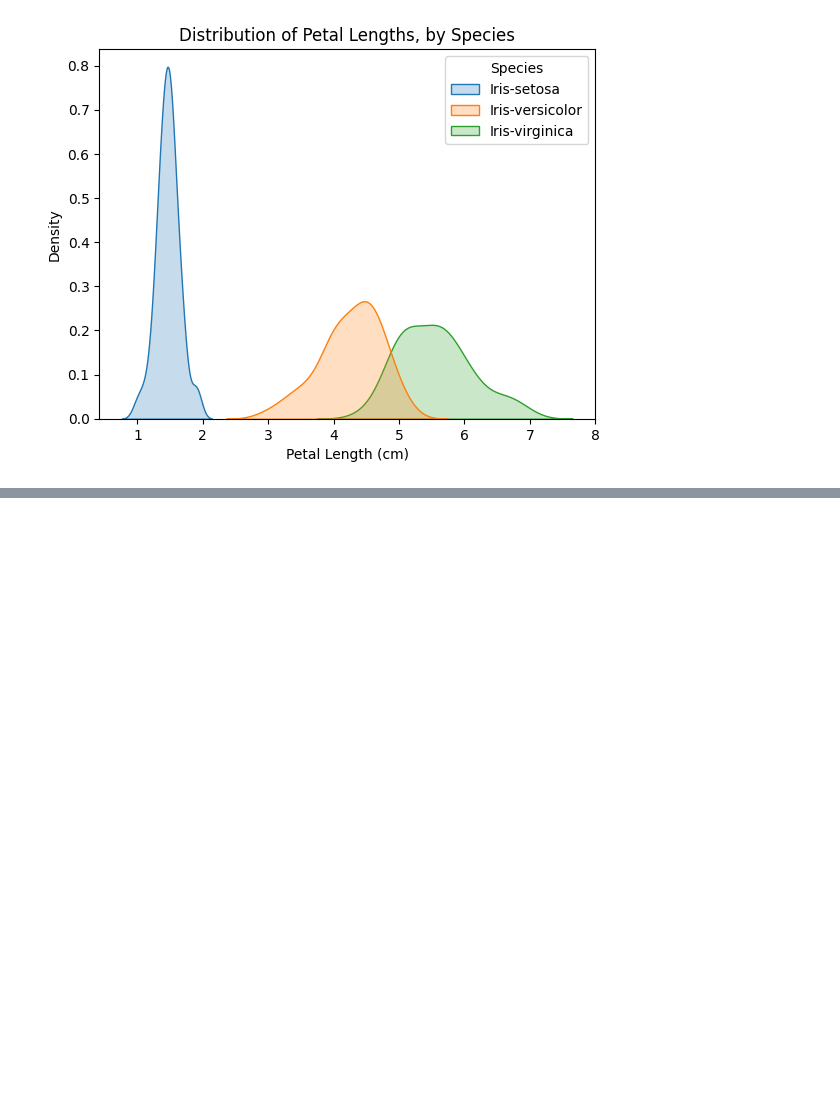
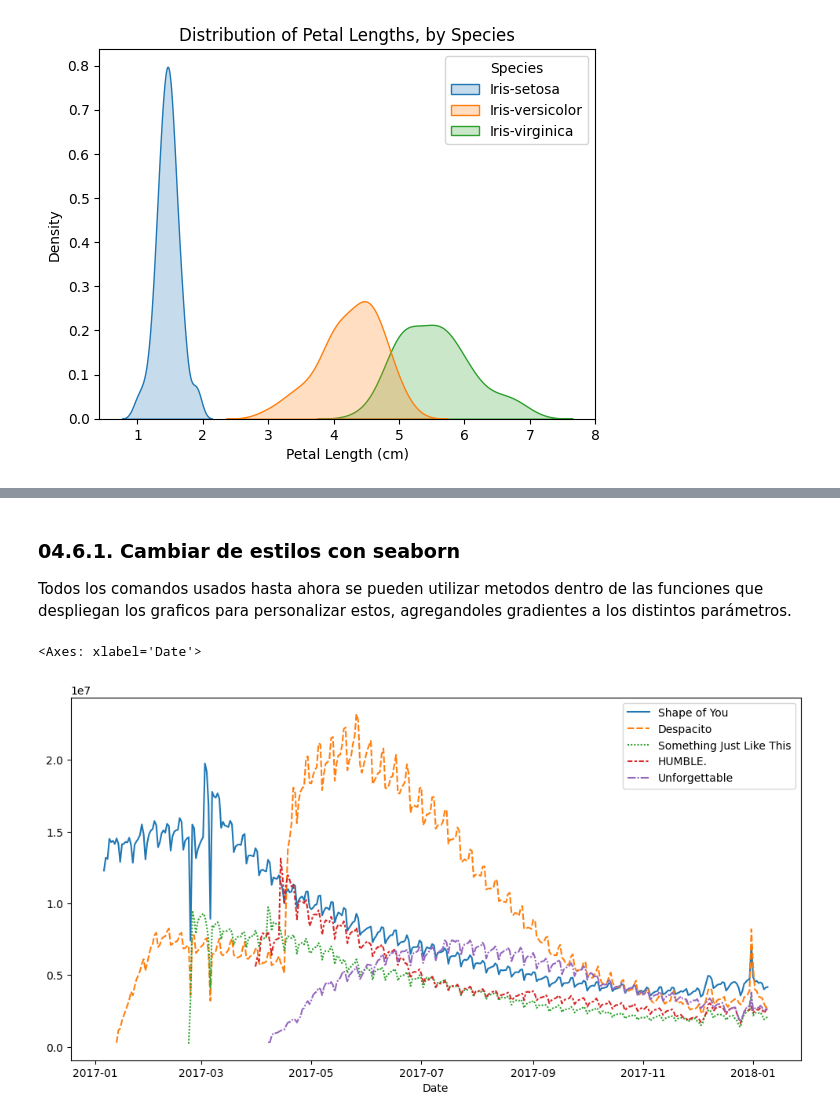
Before and after one commit to Kur0n3-112/CuadernosJupyterlab, a Jupyter notebook: kaggle/04_DataVisualizacion.ipynb, the cells around one changed output, grey strips where cells are left out. Cells and saved outputs as stored; diff of their text form; code cells hidden in the pictures; blank space fills up the shorter version.

Commit message:
updt(23-septiembre-2026): Annadidos los cambios por la finalizacion del curso de visualizacion de datos

```diff
--- a/kaggle/04_DataVisualizacion.ipynb
+++ b/kaggle/04_DataVisualizacion.ipynb
@@ -380,0 +403,18 @@ Text(0.5, 1.0, 'Distribution of Petal Lengths, by Species')
+# %% [markdown]
+### **04.6.1. Cambiar de estilos con seaborn**
+
+Todos los comandos usados hasta ahora se pueden utilizar metodos dentro de las funciones que despliegan los graficos para personalizar estos, agregandoles gradientes a los distintos parámetros.
+# %%
+
+# Path of the file to read
+spotify_filepath = "./spotify.csv"
+
+# Read the file into a variable spotify_data
+spotify_data = pd.read_csv(spotify_filepath, index_col="Date", parse_dates=True)
+
+# Line chart
+plt.figure(figsize=(12,6))
+sns.lineplot(data=spotify_data)
+# %% [output]
+<Axes: xlabel='Date'>
+[figure, added]
```
Also changed, not shown: parts of 6 cells of this notebook, 5 other files.
